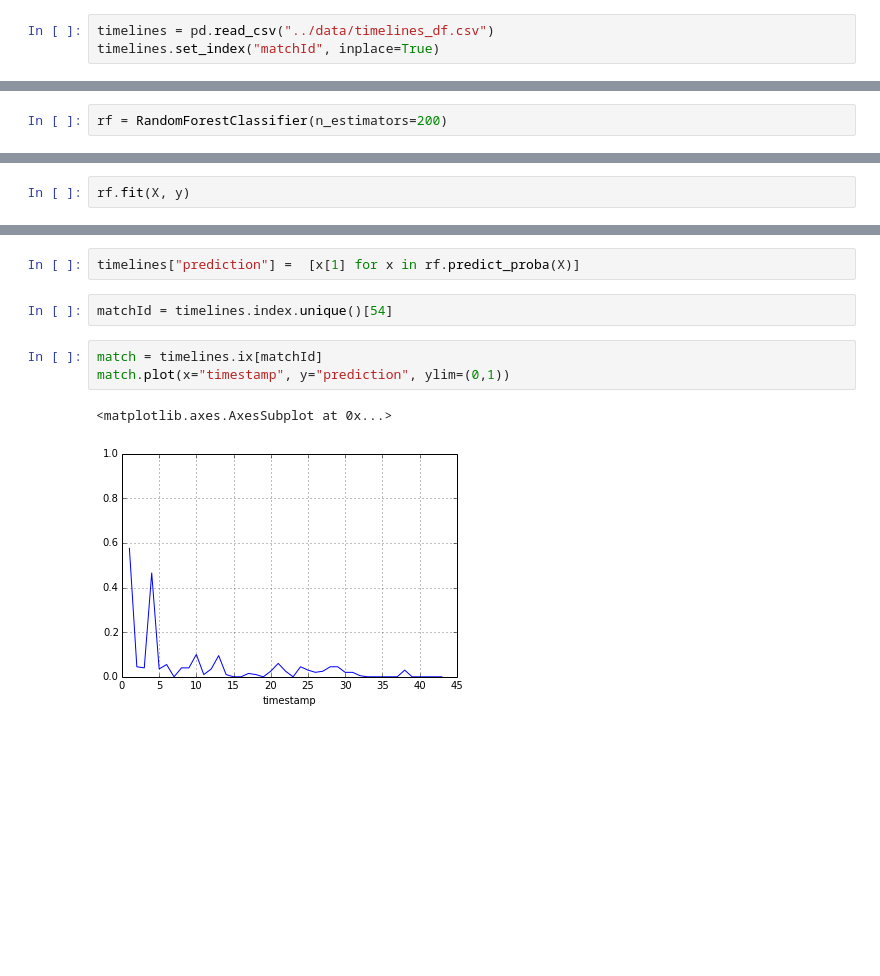
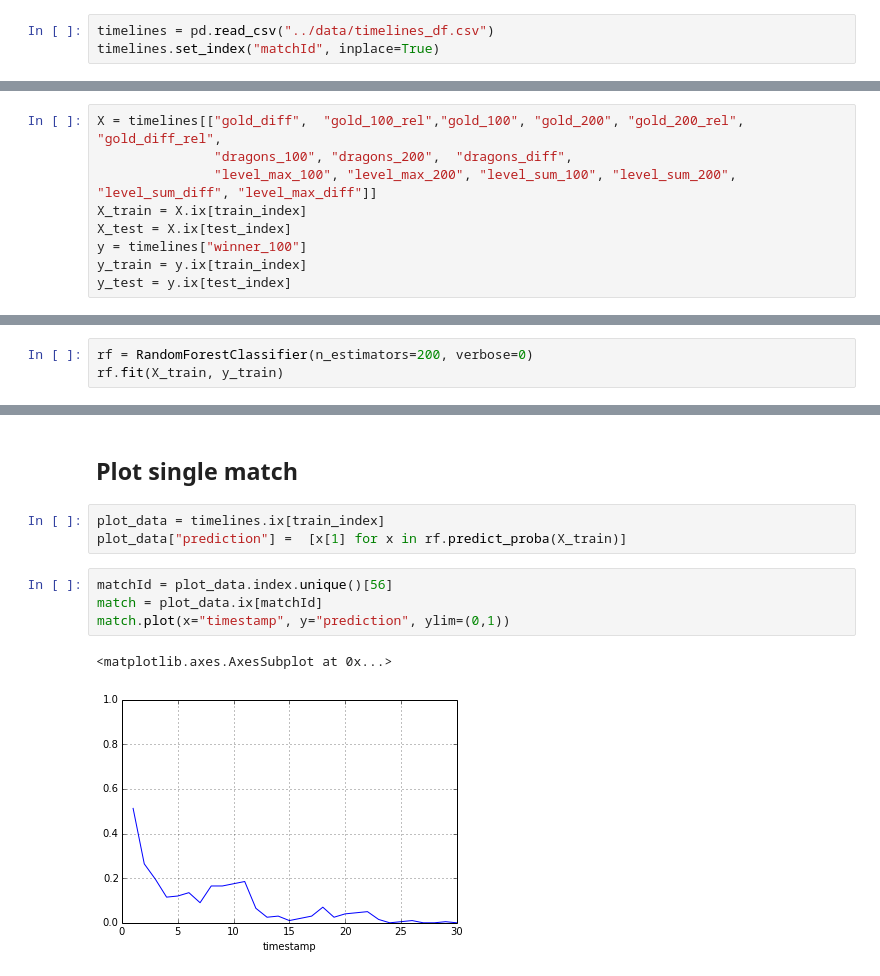
Before and after one commit to christophM/lol, a Jupyter notebook: projects/victory-model/src/win-probability.ipynb, the cells around one changed output, grey strips where cells are left out. Saved outputs shown, nothing was run; the diff lists cells and outputs as text; blank space fills up the shorter version.

```diff
--- a/projects/victory-model/src/win-probability.ipynb
+++ b/projects/victory-model/src/win-probability.ipynb
@@ -14,0 +37,9 @@ timelines.shape
+# %%
+X = timelines[["gold_diff",  "gold_100_rel","gold_100", "gold_200", "gold_200_rel", "gold_diff_rel",
+               "dragons_100", "dragons_200",  "dragons_diff",
+               "level_max_100", "level_max_200", "level_sum_100", "level_sum_200", "level_sum_diff", "level_max_diff"]]
+X_train = X.ix[train_index]
+X_test = X.ix[test_index]
+y = timelines["winner_100"]
+y_train = y.ix[train_index]
+y_test = y.ix[test_index]
@@ -15,2 +48,3 @@ timelines.shape
 # %%
-rf = RandomForestClassifier(n_estimators=200)
+rf = RandomForestClassifier(n_estimators=200, verbose=0)
+rf.fit(X_train, y_train)
@@ -20,2 +56,0 @@ y = timelines["winner_100"]
-# %%
-rf.fit(X, y)
@@ -28,13 +78,15 @@ RandomForestClassifier(bootstrap=True, compute_importances=None,
+# %% [markdown]
+## Plot single match
 # %%
-timelines["prediction"] =  [x[1] for x in rf.predict_proba(X)]
+plot_data = timelines.ix[train_index]
+plot_data["prediction"] =  [x[1] for x in rf.predict_proba(X_train)]
-# %%
-matchId = timelines.index.unique()[54]
 # %%
-match = timelines.ix[matchId]
+matchId = plot_data.index.unique()[56]
+match = plot_data.ix[matchId]
 match.plot(x="timestamp", y="prediction", ylim=(0,1))
 # %% [output]
 <matplotlib.axes.AxesSubplot at 0x...>
-[figure, old version]
+[figure, new version]
 # %%
 match
 # %% [output]
```
Also changed, not shown: parts of 20 cells of this notebook, 3 other files.
